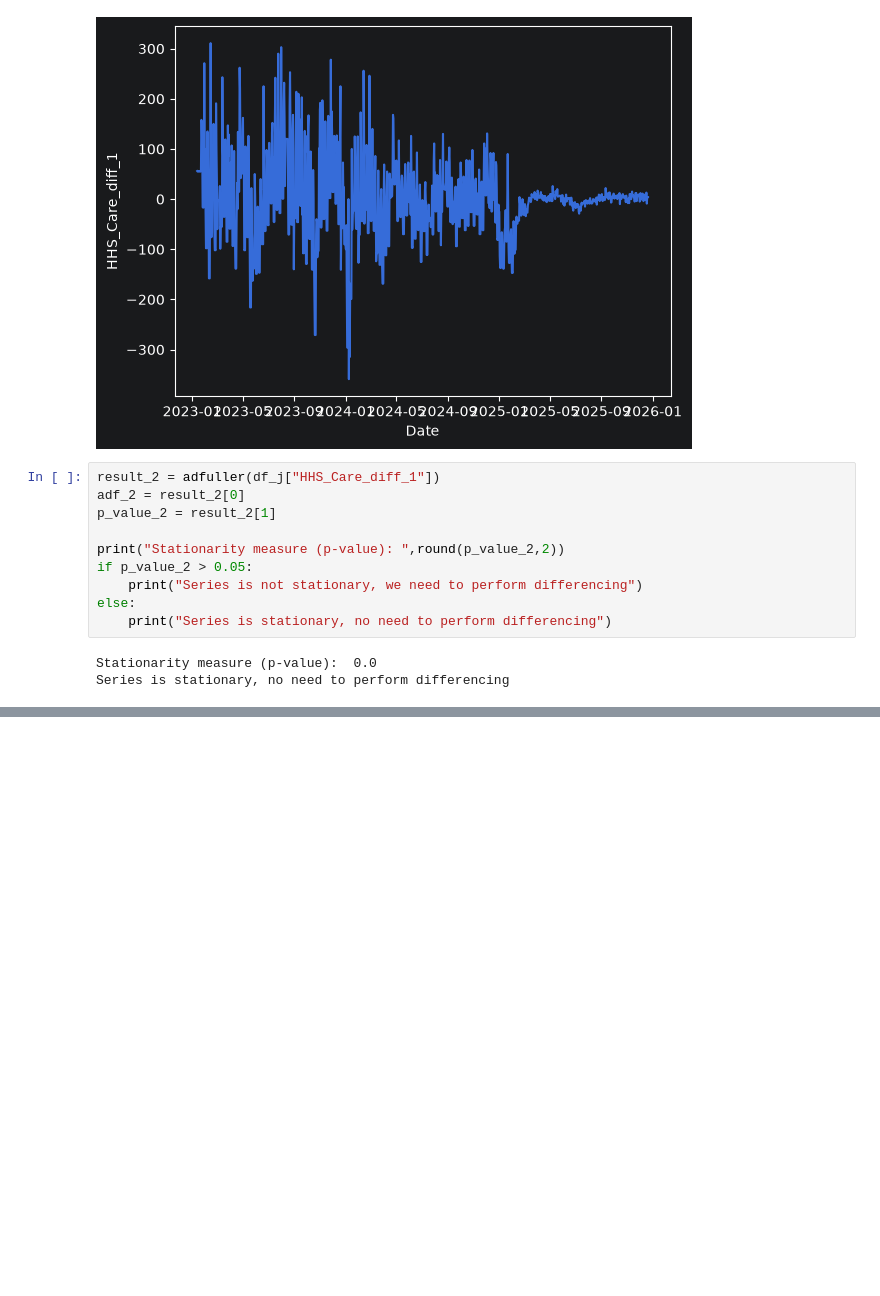
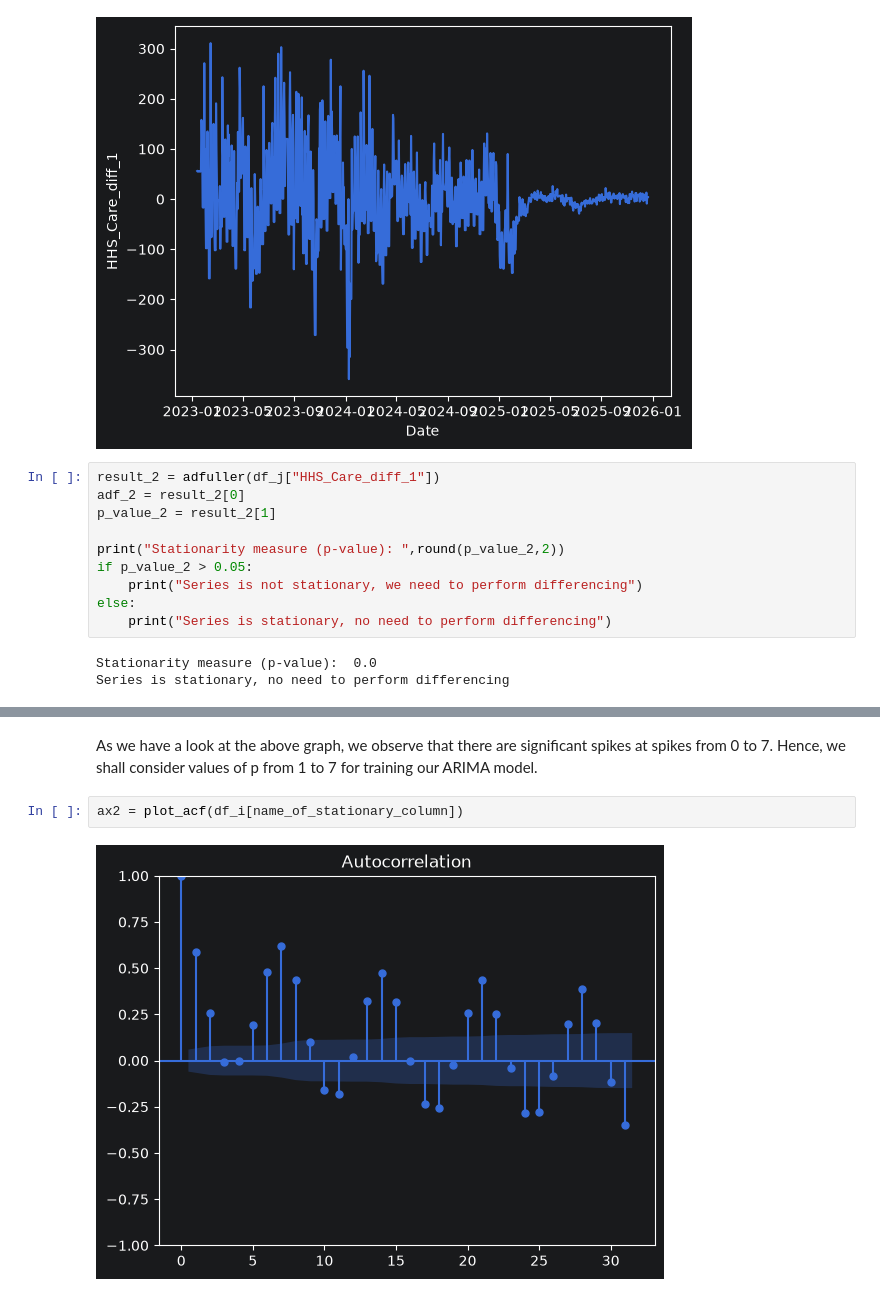
Before and after one commit to amithvardhan99/resume-projects, a Jupyter notebook: Predictive Forecasting of Care Load & Placement Demand/notebook.ipynb, the cells around one changed output, grey strips where cells are left out. Drawn from its saved outputs; the diff is of its cells as text; blank space fills up the shorter version.

```diff
--- a/Predictive Forecasting of Care Load & Placement Demand/notebook.ipynb
+++ b/Predictive Forecasting of Care Load & Placement Demand/notebook.ipynb
@@ -735,0 +750,6 @@ TabError: inconsistent use of tabs and spaces in indentation (<string>, line 9)
+# %% [markdown]
+As we have a look at the above graph, we observe that there are significant spikes at spikes from 0 to 7. Hence, we shall consider values of p from 1 to 7 for training our ARIMA model.
+# %%
+ax2 = plot_acf(df_i[name_of_stationary_column])
+# %% [output]
+[figure, added]
```
Also changed, not shown: parts of 15 cells of this notebook, 5 other files.
